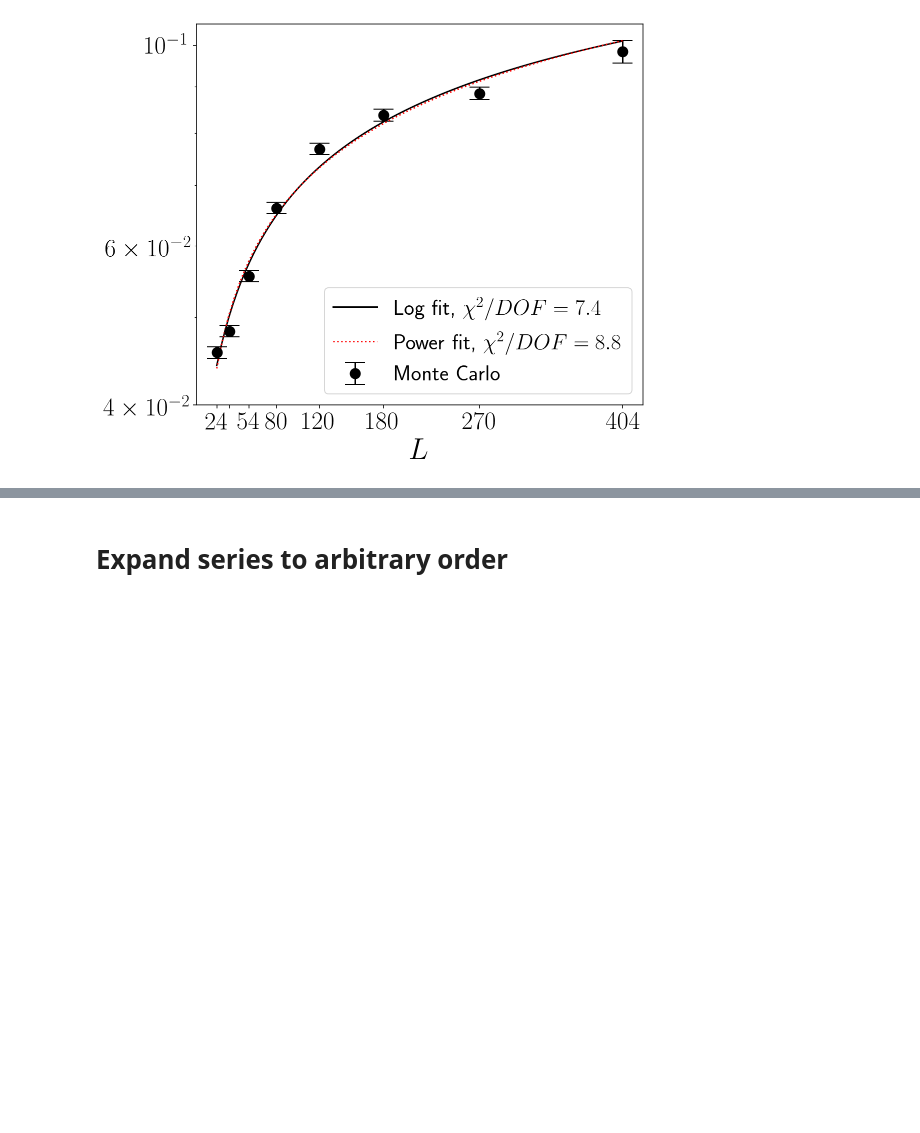
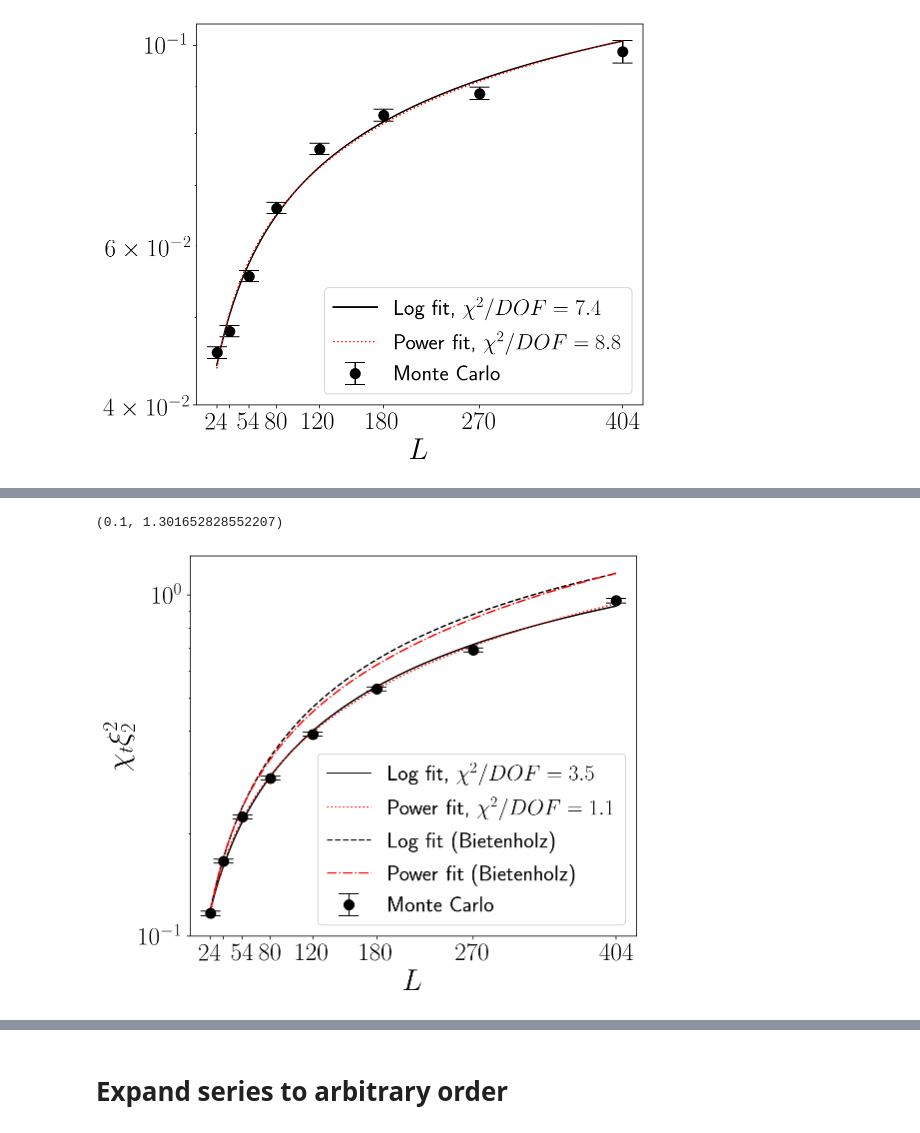
Before and after one commit to stuartthomas25/honors-thesis, a Jupyter notebook: code/gradient_flow.ipynb, the cells around one changed output, grey strips where cells are left out. Saved outputs shown, nothing was run; the diff lists cells and outputs as text; code cells hidden in the pictures; blank space fills up the shorter version.

Commit message:
Switch curve fit to 'lsqfit'

```diff
--- a/code/gradient_flow.ipynb
+++ b/code/gradient_flow.ipynb
@@ -1027,0 +1053,78 @@ popt: [ 0.07186576  0.17199299 -0.0471551 ]
+# %%
+from scipy.optimize import curve_fit
+data = get_data("data5_fixed")
+xi2s = bietenholz_params.xi2.to_numpy()
+Ls = bietenholz_params.L.to_numpy()
+y = np.zeros_like(xi2s)
+yerr = np.zeros_like(xi2s)
+plt.figure(figsize=(8,7))
+
+
+tau = 0.
+trial = data
+
+cap = 0
+for i,p in bietenholz_params.iterrows():
+    trial = data[(data.L == p.L) & (np.abs(data.tau - tau*p.t0)<0.001)]
+
+    N = len(trial)
+    if N==0:
+        continue
+    else:
+        cap += 1
+
+    chi_t = gvar( (trial.Q**2).mean(), (trial.Q**2).std() ) / p.L**2
+    xi2 = gvar(p.xi2, p.xi2_err)
+    y[i] = (chi_t * xi2**2).mean
+    yerr[i] = (chi_t * xi2**2).sdev/np.sqrt(N)
+
+plt.errorbar(Ls, y, yerr=yerr, fmt='ko', capsize=10, ms=10, label=f"Monte Carlo")
+plt.ylabel(r"$\chi_t \xi_2^2$");
+#plt.xlabel(r"$\xi_2^2$")
+plt.xlabel(r"$L$")
+
+
+def fcnlog(x,p):
+    return p['A']*np.log(p['B']*x + p['C'])
+
+def fcnpow(x,p):
+    return p['A']*(x**p['B'])+p['C']
+
+fit_L   = np.linspace(np.amin(Ls), np.amax(Ls), 100)
+fit_xi2 = np.linspace(np.amin(xi2s), np.amax(xi2s), 100)
+
+
+
+# lsqfit
+priorlog = {'A':gvar(1,1), 'B':gvar(0,1), 'C':gvar(1,0.1)}
+priorpow = {'A':gvar(0.1,1), 'B':gvar(0.7,0.5), 'C':gvar(0,0.1)}
+
+tol = (1e-15,1e-15,1e-15)
+
+fitlog = lsqfit.nonlinear_fit(data=( xi2s[:cap], gvar(y[:cap],yerr[:cap])), fcn=fcnlog, prior=priorlog,tol=tol)
+fitpow = lsqfit.nonlinear_fit(data=( xi2s[:cap], gvar(y[:cap],yerr[:cap])), fcn=fcnpow, prior=priorpow,tol=tol)
+
+
+plt.plot(fit_L, fcnlog(fit_xi2, fitlog.pmean), 'k-', label=f"Log fit, \t$\\chi^2/DOF={fitlog.chi2/fitlog.dof:.1f}$")
+plt.plot(fit_L, fcnpow(fit_xi2, fitpow.pmean), color='red', ls=':', label=f"Power fit, \t$\\chi^2/DOF={fitpow.chi2/fitpow.dof:.1f}$")
+
+
+bietenholz_params_log = {'A':1.3, 'B':0.021, 'C':1.014}
+plt.plot(fit_L, fcnlog(fit_xi2, bietenholz_params_log), 'k--', label=f"Log fit (Bietenholz)")
+bietenholz_params_pow = {'A':0.0522, 'B':0.741, 'C':-0.026}
+plt.plot(fit_L, fcnpow(fit_xi2, bietenholz_params_pow), color='red', ls='-.', label=f"Power fit (Bietenholz)")
+
+
+plt.legend()
+
+plt.gca().set_xticks(Ls)
+plt.gca().set_xticklabels([f"${int(L)}$" if L>40 or L==24 else "" for L in Ls])
+plt.yscale('log')
+plt.ylim((0.1,None))
+
+
+
+# print(np.diagonal(pcov))
+# %% [output]
+(0.1, 1.301652828552207)
+[figure, added]
```
Also changed, not shown: parts of 7 cells of this notebook, 6 other files.
